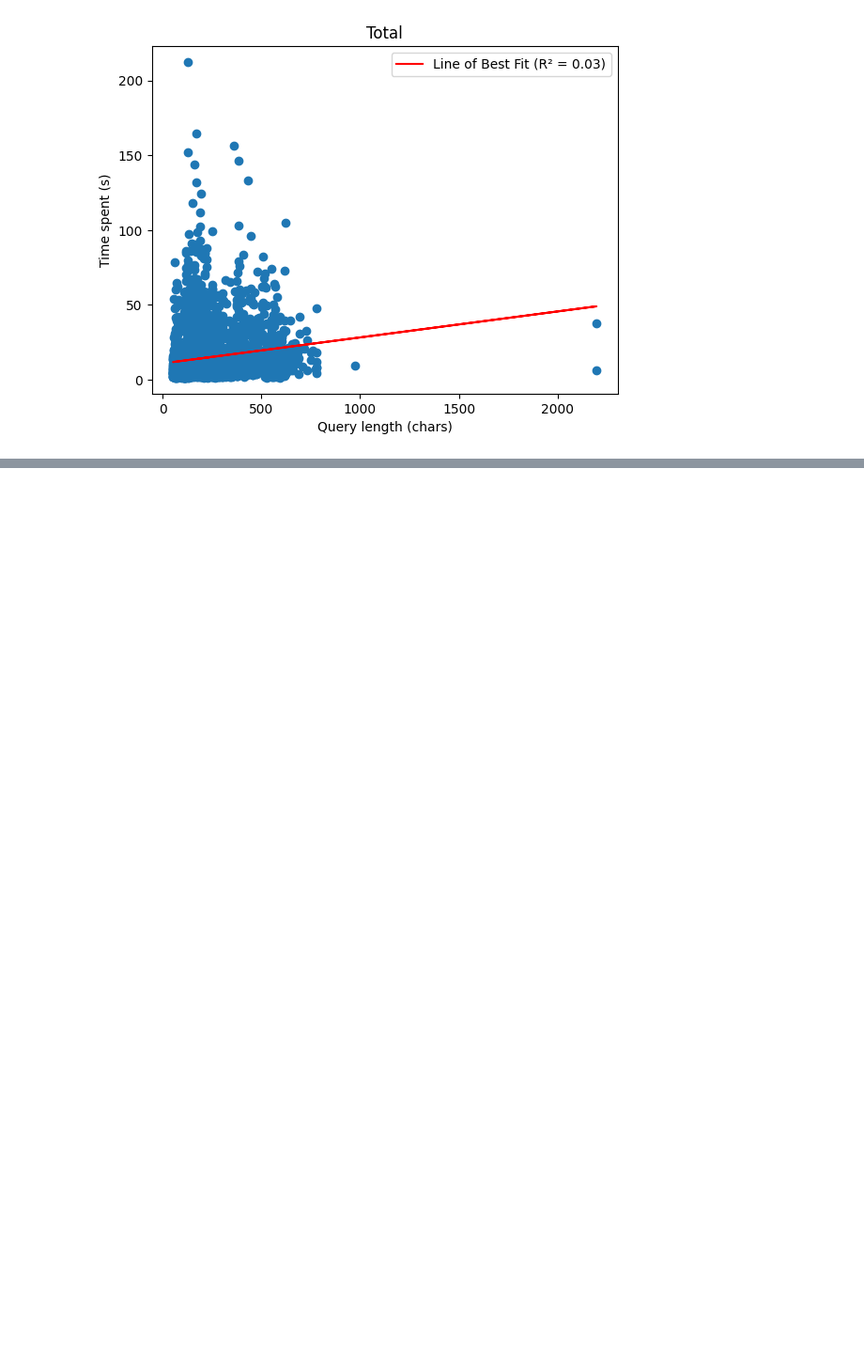
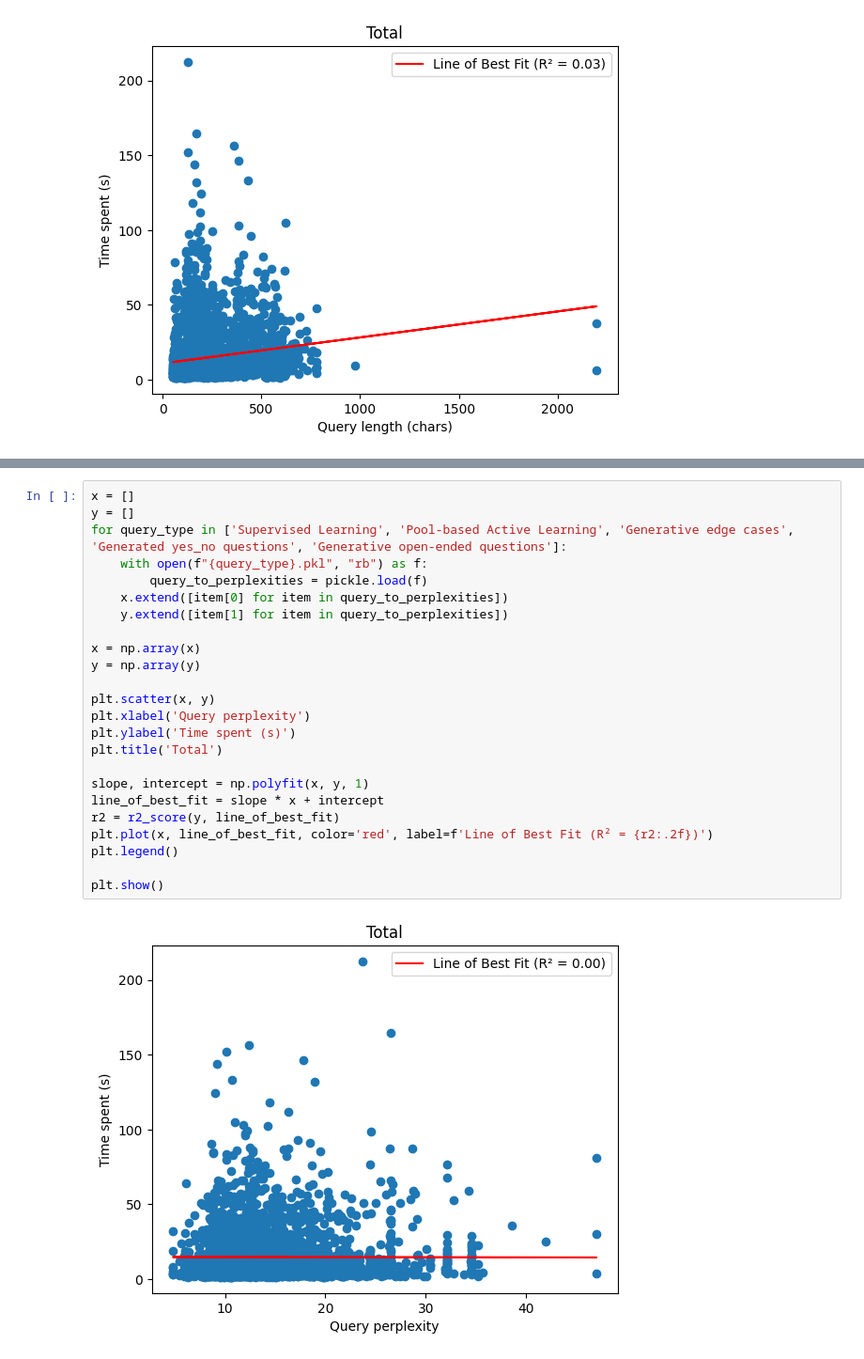
Before and after one commit to gcao88/generative-elicitation, a Jupyter notebook: PAST_DATA/parse_data.ipynb, the cells around one changed output, grey strips where cells are left out. Shown at 94% size. Drawn from its saved outputs; the diff is of its cells as text; blank space fills up the shorter version.

```diff
--- a/PAST_DATA/parse_data.ipynb
+++ b/PAST_DATA/parse_data.ipynb
@@ -209,0 +323,26 @@ plt.show()
+# %%
+x = []
+y = []
+for query_type in ['Supervised Learning', 'Pool-based Active Learning', 'Generative edge cases', 'Generated yes_no questions', 'Generative open-ended questions']:
+    with open(f"{query_type}.pkl", "rb") as f:
+        query_to_perplexities = pickle.load(f)
+    x.extend([item[0] for item in query_to_perplexities])
+    y.extend([item[1] for item in query_to_perplexities])
+
+x = np.array(x)
+y = np.array(y)
+
+plt.scatter(x, y)
+plt.xlabel('Query perplexity')
+plt.ylabel('Time spent (s)')
+plt.title('Total')
+
+slope, intercept = np.polyfit(x, y, 1)
+line_of_best_fit = slope * x + intercept
+r2 = r2_score(y, line_of_best_fit)
+plt.plot(x, line_of_best_fit, color='red', label=f'Line of Best Fit (R² = {r2:.2f})')
+plt.legend()
+
+plt.show()
+# %% [output]
+[figure, added]
```
Also changed, not shown: parts of 7 cells of this notebook, 12 other files.
